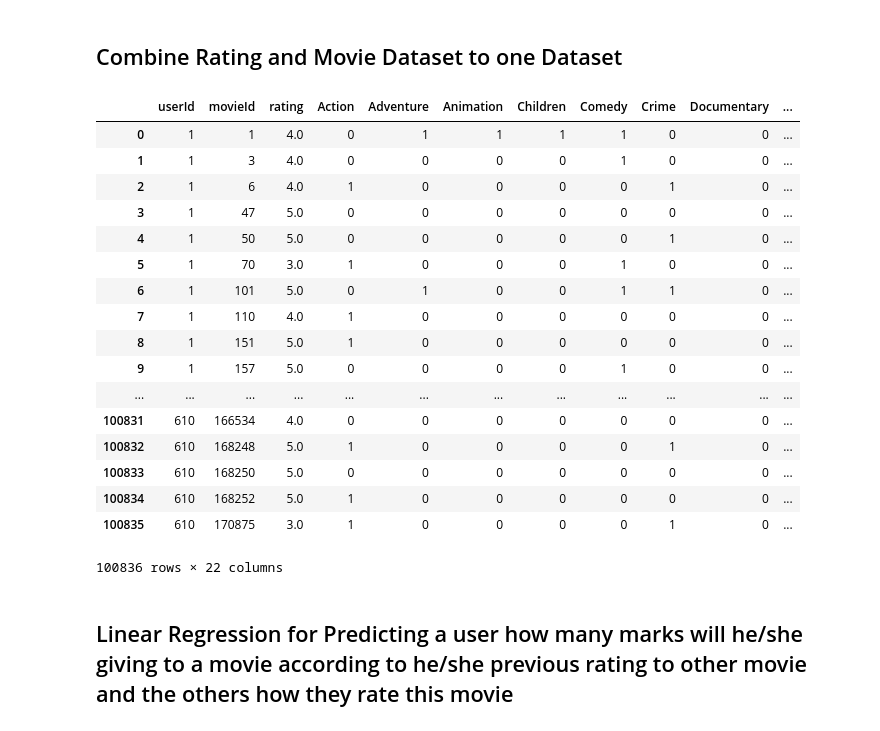
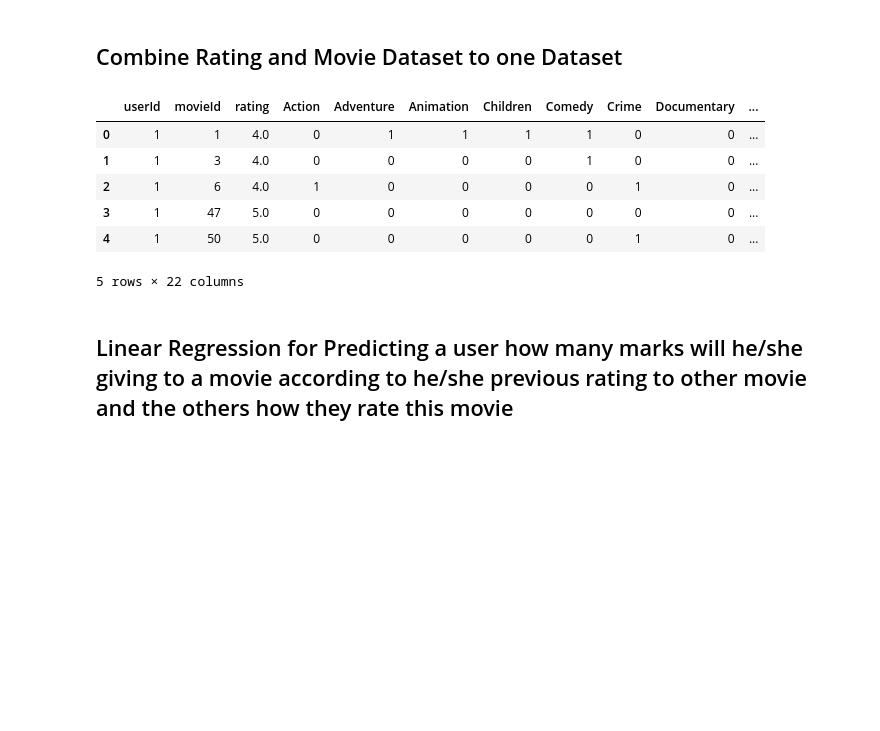
Before and after one commit to Ericlkl/Movie-Rating-Prediction, a Jupyter notebook: Assignment.ipynb, the cells around one changed output. Saved outputs shown, nothing was run; the diff lists cells and outputs as text; code cells hidden in the pictures; blank space fills up the shorter version.

```diff
--- a/Assignment.ipynb
+++ b/Assignment.ipynb
@@ -64,26 +52,15 @@ movies_dataset
 ## Combine Rating and Movie Dataset to one Dataset
 # %%
 full_rating_dataset = pd.merge(rating_dataset[["userId","movieId","rating"]], movies_genres_dummy, on = 'movieId', how = "left")
-full_rating_dataset
+full_rating_dataset.head()
 # %% [output]
 |  | userId | movieId | rating | Action | Adventure | Animation | Children | Comedy | Crime | Documentary | ... |
 | 0 | 1 | 1 | 4.0 | 0 | 1 | 1 | 1 | 1 | 0 | 0 | ... |
 | 1 | 1 | 3 | 4.0 | 0 | 0 | 0 | 0 | 1 | 0 | 0 | ... |
 | 2 | 1 | 6 | 4.0 | 1 | 0 | 0 | 0 | 0 | 1 | 0 | ... |
 | 3 | 1 | 47 | 5.0 | 0 | 0 | 0 | 0 | 0 | 0 | 0 | ... |
 | 4 | 1 | 50 | 5.0 | 0 | 0 | 0 | 0 | 0 | 1 | 0 | ... |
-| 5 | 1 | 70 | 3.0 | 1 | 0 | 0 | 0 | 1 | 0 | 0 | ... |
-| 6 | 1 | 101 | 5.0 | 0 | 1 | 0 | 0 | 1 | 1 | 0 | ... |
-| 7 | 1 | 110 | 4.0 | 1 | 0 | 0 | 0 | 0 | 0 | 0 | ... |
-| 8 | 1 | 151 | 5.0 | 1 | 0 | 0 | 0 | 0 | 0 | 0 | ... |
-| 9 | 1 | 157 | 5.0 | 0 | 0 | 0 | 0 | 1 | 0 | 0 | ... |
-| ... | ... | ... | ... | ... | ... | ... | ... | ... | ... | ... | ... |
-| 100831 | 610 | 166534 | 4.0 | 0 | 0 | 0 | 0 | 0 | 0 | 0 | ... |
-| 100832 | 610 | 168248 | 5.0 | 1 | 0 | 0 | 0 | 0 | 1 | 0 | ... |
-| 100833 | 610 | 168250 | 5.0 | 0 | 0 | 0 | 0 | 0 | 0 | 0 | ... |
-| 100834 | 610 | 168252 | 5.0 | 1 | 0 | 0 | 0 | 0 | 0 | 0 | ... |
-| 100835 | 610 | 170875 | 3.0 | 1 | 0 | 0 | 0 | 0 | 1 | 0 | ... |
-100836 rows × 22 columns
+5 rows × 22 columns
 # %% [markdown]
 ## Linear Regression for Predicting a user how many marks will he/she giving to a movie according to he/she previous rating to other movie and the others how they rate this movie
 # %%
```
Also changed, not shown: parts of 20 cells of this notebook, 1 other file.
